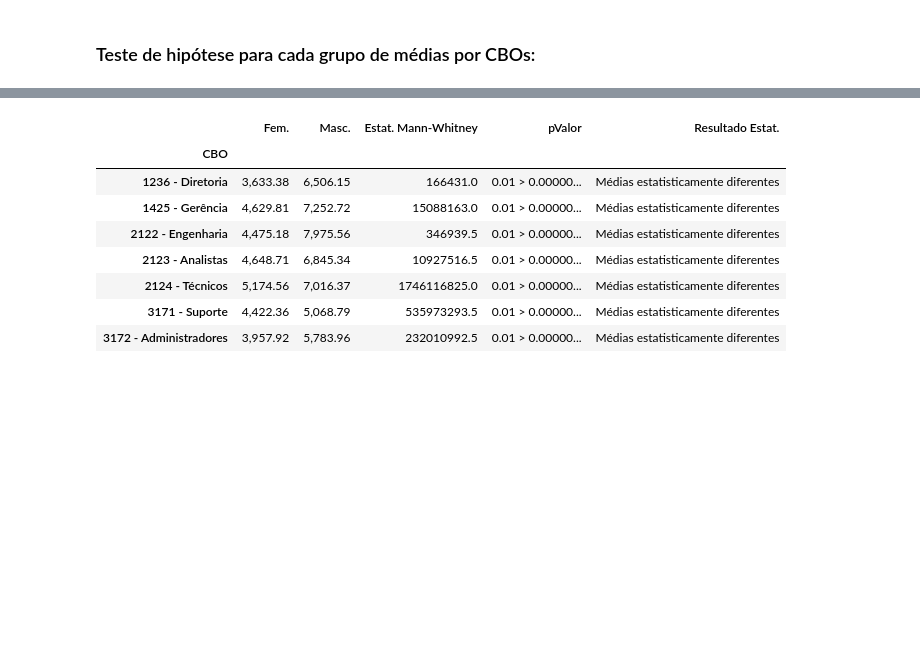
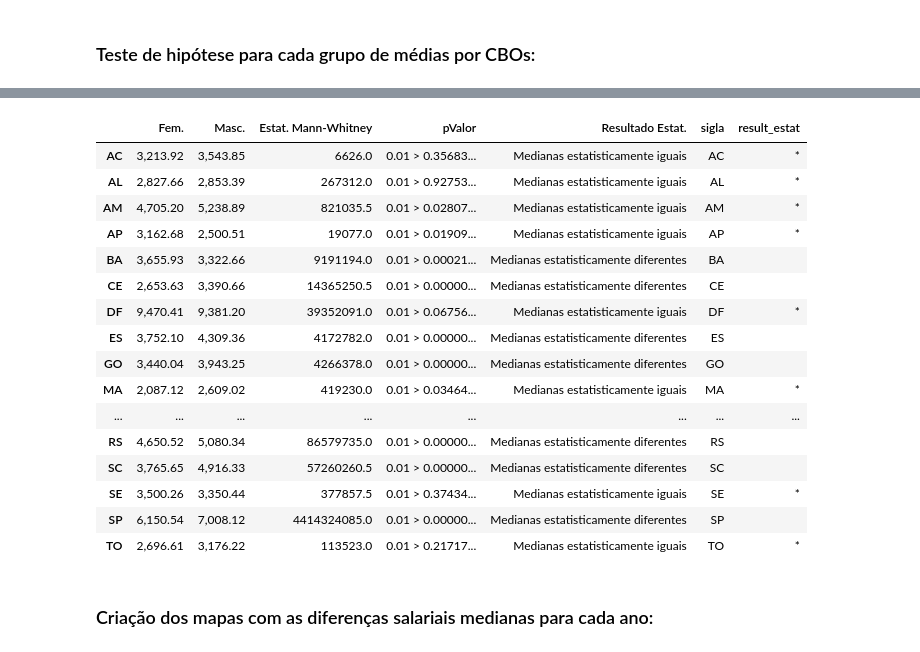
Before and after one commit to yohannmax/ic_fatec_dif_salarial_ti, a Jupyter notebook: notebooks/07-dif_salarial_geral_uf.ipynb, the cells around one changed output, grey strips where cells are left out. Saved outputs shown, nothing was run; the diff lists cells and outputs as text; code cells hidden in the pictures; blank space fills up the shorter version.

```diff
--- a/notebooks/07-dif_salarial_geral_uf.ipynb
+++ b/notebooks/07-dif_salarial_geral_uf.ipynb
@@ -36,0 +56,8 @@ nivel_confianca = 0.01
+# %%
+# Leitura da tabela de dados gerais para 2019:
+RAIS_GERAL_2019 = pd.read_csv("../data/DATA_RAIS_GERAL_2019.csv", sep = ";", encoding = 'utf-8', skipinitialspace = True)
+
+# Renomeando as colunas:
+RAIS_GERAL_2019.rename(columns = {'CBO Ocupação 2002':'CBO', 'CNAE 2.0 Classe':'CNAE',
+                            'Escolaridade após 2005':'Escolaridade', 'Raça Cor':'Raça',
+                            'Vl Remun Dezembro Nom':'Remuneração', 'Sexo Trabalhador':'Sexo'}, inplace = True)
@@ -301,0 +322,6 @@ for i in range(len(patches)):
+# %%
+# Tabela principal para média e diferença salarial em 2019:
+RAIS_GERAL_2019_MEDIANA = pd.crosstab(RAIS_GERAL_2019["UF"], RAIS_GERAL_2019["Sexo"].replace(sexo), values = RAIS_GERAL_2019.Remuneração, aggfunc = 'median')
+RAIS_GERAL_2019_MEDIANA.insert(2, "Diferença Salarial", ((RAIS_GERAL_2019_MEDIANA["Fem."] - RAIS_GERAL_2019_MEDIANA["Masc."]) / RAIS_GERAL_2019_MEDIANA["Masc."]) * 100)
+
+RAIS_GERAL_2019_MEDIANA.head()
@@ -302,3 +336,7 @@ for i in range(len(patches)):
+# %%
+RAIS_GERAL_2009_MEDIANA.insert(3, "Ano", "2009")
+
+RAIS_GERAL_2019_MEDIANA.insert(3, "Ano", "2019")
 # %%
 def teste_hipotese(first_data, second_data, confidence_interval):
     from scipy.stats import mannwhitneyu
@@ -306,7 +344,7 @@ def teste_hipotese(first_data, second_data, confidence_interval):
     stat, p_valor = mannwhitneyu(first_data, second_data, alternative = 'less')
 
     if p_valor <= confidence_interval:
-        return stat, p_valor, 'Médias estatisticamente diferentes'
+        return stat, p_valor, 'Medianas estatisticamente diferentes', ''
     else:
-        return stat, p_valor, 'Médias estatisticamente iguais'
+        return stat, p_valor, 'Medianas estatisticamente iguais', '*'
 # %%
@@ -344,32 +403,40 @@ RAIS_GERAL_2009_HIP.head(7)
 # %%
-TESTE_HIP_2019 = pd.DataFrame(columns = ['Estat. Mann-Whitney', 'pValor', 'Resultado Estat.'])
+TESTE_HIP_2019 = pd.DataFrame(columns = ['Estat. Mann-Whitney', 'pValor', 'Resultado Estat.', 'sigla', 'result_estat'])
 
-for ocup in cbo:
-    df1 = RAIS_GERAL_2019.query("Sexo == 1").replace(cbo).query("CBO == '{}'".format(cbo[ocup])).Remuneração
-    df2 = RAIS_GERAL_2019.query("Sexo == 2").replace(cbo).query("CBO == '{}'".format(cbo[ocup])).Remuneração
+for uf in list_uf:
+    df1 = RAIS_GERAL_2019.query("Sexo == 1").query("UF == '{}'".format(uf)).Remuneração
+    df2 = RAIS_GERAL_2019.query("Sexo == 2").query("UF == '{}'".format(uf)).Remuneração
 
-    mean1 = df1.mean()
-    mean2 = df2.mean()
+    mean1 = df1.median()
+    mean2 = df2.median()
 
     if mean1 < mean2:
-        stat, p, result= teste_hipotese(df1, df2, nivel_confianca)
+        stat, p, result, result_estat = teste_hipotese(df1, df2, nivel_confianca)
     else:
-        stat, p, result = teste_hipotese(df2, df1, nivel_confianca)
+        stat, p, result, result_estat = teste_hipotese(df2, df1, nivel_confianca)
 
-    TESTE_HIP_2019.loc[cbo[ocup]] = [str(stat), '0.01 > {:.5f}...'.format(p), result]
+    TESTE_HIP_2019.loc[uf] = [str(stat), '0.01 > {:.5f}...'.format(p), result, uf, result_estat]
 
-RAIS_GERAL_2019_HIP = pd.merge(RAIS_GERAL_2019_MEDIA, TESTE_HIP_2019, left_index=True, right_index=True)
+RAIS_GERAL_2019_HIP = pd.merge(RAIS_GERAL_2019_MEDIANA, TESTE_HIP_2019, left_index=True, right_index=True)
 RAIS_GERAL_2019_HIP.drop('Diferença Salarial', inplace=True, axis=1)
 RAIS_GERAL_2019_HIP.drop('Ano', inplace=True, axis=1)
 
-RAIS_GERAL_2019_HIP.head(7)
+RAIS_GERAL_2019_HIP.head(30)
 # %% [output]
-|  | Fem. | Masc. | Estat. Mann-Whitney | pValor | Resultado Estat. |
-| CBO |  |  |  |  |  |
-| 1236 - Diretoria | 3,633.38 | 6,506.15 | 166431.0 | 0.01 > 0.00000... | Médias estatisticamente diferentes |
-| 1425 - Gerência | 4,629.81 | 7,252.72 | 15088163.0 | 0.01 > 0.00000... | Médias estatisticamente diferentes |
-| 2122 - Engenharia | 4,475.18 | 7,975.56 | 346939.5 | 0.01 > 0.00000... | Médias estatisticamente diferentes |
-| 2123 - Analistas | 4,648.71 | 6,845.34 | 10927516.5 | 0.01 > 0.00000... | Médias estatisticamente diferentes |
-| 2124 - Técnicos | 5,174.56 | 7,016.37 | 1746116825.0 | 0.01 > 0.00000... | Médias estatisticamente diferentes |
-| 3171 - Suporte | 4,422.36 | 5,068.79 | 535973293.5 | 0.01 > 0.00000... | Médias estatisticamente diferentes |
-| 3172 - Administradores | 3,957.92 | 5,783.96 | 232010992.5 | 0.01 > 0.00000... | Médias estatisticamente diferentes |
+|  | Fem. | Masc. | Estat. Mann-Whitney | pValor | Resultado Estat. | sigla | result_estat |
+| AC | 3,213.92 | 3,543.85 | 6626.0 | 0.01 > 0.35683... | Medianas estatisticamente iguais | AC | * |
+| AL | 2,827.66 | 2,853.39 | 267312.0 | 0.01 > 0.92753... | Medianas estatisticamente iguais | AL | * |
+| AM | 4,705.20 | 5,238.89 | 821035.5 | 0.01 > 0.02807... | Medianas estatisticamente iguais | AM | * |
+| AP | 3,162.68 | 2,500.51 | 19077.0 | 0.01 > 0.01909... | Medianas estatisticamente iguais | AP | * |
+| BA | 3,655.93 | 3,322.66 | 9191194.0 | 0.01 > 0.00021... | Medianas estatisticamente diferentes | BA |  |
+| CE | 2,653.63 | 3,390.66 | 14365250.5 | 0.01 > 0.00000... | Medianas estatisticamente diferentes | CE |  |
+| DF | 9,470.41 | 9,381.20 | 39352091.0 | 0.01 > 0.06756... | Medianas estatisticamente iguais | DF | * |
+| ES | 3,752.10 | 4,309.36 | 4172782.0 | 0.01 > 0.00000... | Medianas estatisticamente diferentes | ES |  |
+| GO | 3,440.04 | 3,943.25 | 4266378.0 | 0.01 > 0.00000... | Medianas estatisticamente diferentes | GO |  |
+| MA | 2,087.12 | 2,609.02 | 419230.0 | 0.01 > 0.03464... | Medianas estatisticamente iguais | MA | * |
+| ... | ... | ... | ... | ... | ... | ... | ... |
+| RS | 4,650.52 | 5,080.34 | 86579735.0 | 0.01 > 0.00000... | Medianas estatisticamente diferentes | RS |  |
+| SC | 3,765.65 | 4,916.33 | 57260260.5 | 0.01 > 0.00000... | Medianas estatisticamente diferentes | SC |  |
+| SE | 3,500.26 | 3,350.44 | 377857.5 | 0.01 > 0.37434... | Medianas estatisticamente iguais | SE | * |
+| SP | 6,150.54 | 7,008.12 | 4414324085.0 | 0.01 > 0.00000... | Medianas estatisticamente diferentes | SP |  |
+| TO | 2,696.61 | 3,176.22 | 113523.0 | 0.01 > 0.21717... | Medianas estatisticamente iguais | TO | * |
@@ -375,0 +454,2 @@ RAIS_GERAL_2019_HIP.head(7)
+# %% [markdown]
+### Criação dos mapas com as diferenças salariais medianas para cada ano:
```
Also changed, not shown: parts of 57 cells of this notebook, 22 other files.
